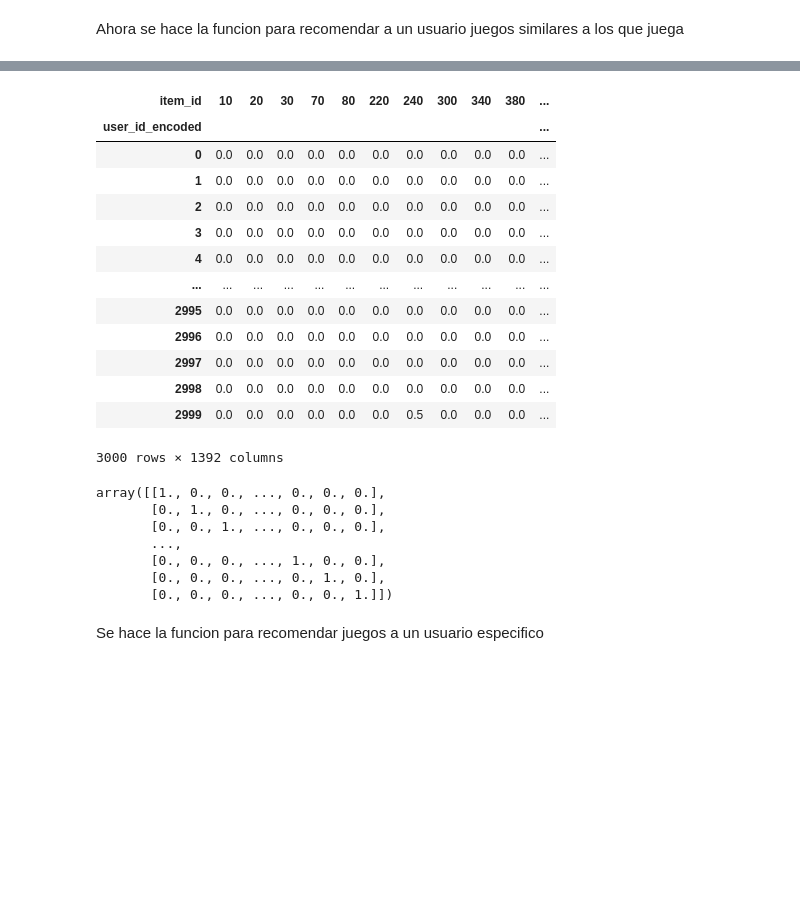
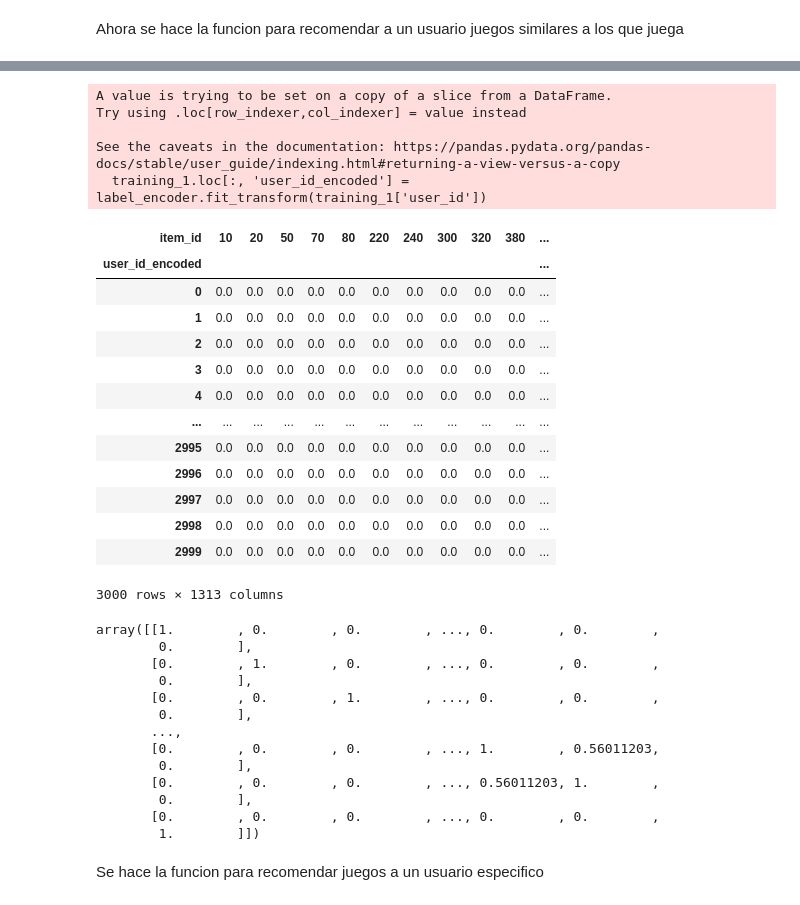
Before and after one commit to Rolando-Stiwan/PI1_MLOps_games, a Jupyter notebook: 5_sistema_recomendacion.ipynb, the cells around one changed output, grey strips where cells are left out. Drawn from its saved outputs; the diff is of its cells as text; code cells hidden in the pictures; blank space fills up the shorter version.

```diff
--- a/5_sistema_recomendacion.ipynb
+++ b/5_sistema_recomendacion.ipynb
@@ -30,0 +33,3 @@ training
+# %%
+training_1 = training.drop(columns=['item_name']).copy()
+training_1
@@ -33,10 +54,10 @@ Se normalizan los datos para mejorar los resultados
 # %%
 # Se normaliza la columna Rating para mejorar los resultados
 scaler = MinMaxScaler()
-training['Norm_Rating'] = scaler.fit_transform(training[['Rating']])
+training_1['Norm_Rating'] = scaler.fit_transform(training_1[['Rating']])
 
 # Elimino la columna Rating
-training.drop(columns=['Rating'], inplace=True)
+training_1.drop(columns=['Rating'], inplace=True)
 # %% [markdown]
 Se pivotea la tabla para dejar los datos de la forma adecuada para que puedan ser tratados por la funcion cosine_similarity
 # %%
@@ -111,13 +138,11 @@ df_item_cos.shape
 # %% [markdown]
 Ahora se hace la funcion para recomendar a un usuario juegos similares a los que juega
 # %%
-# Se hace una copia del dataframe training
-training_2 = training.copy()
 # Se filtran los valores para tener una matriz mas pequeña y se pueda lograr el deploy en render
 # Se buscan 3000 usuarios al azar
 np.random.seed(42)
-user_ids_aleatorios = np.random.choice(training_2['user_id'].unique(), size=3000, replace=False)
-training_2 = training_2[training_2['user_id'].isin(user_ids_aleatorios)]
-training_2
+user_ids_aleatorios = np.random.choice(training_1['user_id'].unique(), size=3000, replace=False)
+training_1 = training_1[training_1['user_id'].isin(user_ids_aleatorios)]
+training_1
 # %% [output]
 |  | item_id | user_id | Norm_Rating |
@@ -136,13 +161,19 @@ training_2
 # %%
 # Se convierte  el user_id a valores numericos usando LabelEncoder
 label_encoder = LabelEncoder()
-training_2['user_id_encoded'] = label_encoder.fit_transform(training_2['user_id'])
+#training_1['user_id_encoded'] = label_encoder.fit_transform(training_1['user_id'])
+training_1.loc[:, 'user_id_encoded'] = label_encoder.fit_transform(training_1['user_id'])
 
 # Se crea la matriz usuario-juego para poder usar cosine_similarity
-matriz_2 = training_2.pivot_table(index='user_id_encoded', columns='item_id', values='Norm_Rating', fill_value=0)
+matriz_2 = training_1.pivot_table(index='user_id_encoded', columns='item_id', values='Norm_Rating', fill_value=0)
 matriz_2
 # %% [output]
+A value is trying to be set on a copy of a slice from a DataFrame.
+Try using .loc[row_indexer,col_indexer] = value instead
+
+See the caveats in the documentation: https://pandas.pydata.org/pandas-docs/stable/user_guide/indexing.html#returning-a-view-versus-a-copy
+  training_1.loc[:, 'user_id_encoded'] = label_encoder.fit_transform(training_1['user_id'])
-| item_id | 10 | 20 | 30 | 70 | 80 | 220 | 240 | 300 | 340 | 380 | ... |
+| item_id | 10 | 20 | 50 | 70 | 80 | 220 | 240 | 300 | 320 | 380 | ... |
 | user_id_encoded |  |  |  |  |  |  |  |  |  |  | ... |
 | 0 | 0.0 | 0.0 | 0.0 | 0.0 | 0.0 | 0.0 | 0.0 | 0.0 | 0.0 | 0.0 | ... |
 | 1 | 0.0 | 0.0 | 0.0 | 0.0 | 0.0 | 0.0 | 0.0 | 0.0 | 0.0 | 0.0 | ... |
@@ -154,8 +185,8 @@ matriz_2
 | 2996 | 0.0 | 0.0 | 0.0 | 0.0 | 0.0 | 0.0 | 0.0 | 0.0 | 0.0 | 0.0 | ... |
 | 2997 | 0.0 | 0.0 | 0.0 | 0.0 | 0.0 | 0.0 | 0.0 | 0.0 | 0.0 | 0.0 | ... |
 | 2998 | 0.0 | 0.0 | 0.0 | 0.0 | 0.0 | 0.0 | 0.0 | 0.0 | 0.0 | 0.0 | ... |
-| 2999 | 0.0 | 0.0 | 0.0 | 0.0 | 0.0 | 0.0 | 0.5 | 0.0 | 0.0 | 0.0 | ... |
+| 2999 | 0.0 | 0.0 | 0.0 | 0.0 | 0.0 | 0.0 | 0.0 | 0.0 | 0.0 | 0.0 | ... |
-3000 rows × 1392 columns
+3000 rows × 1313 columns
 # %%
 # Se convierte la matriz a una matriz dispersa (sparse matrix)
 matriz_2_sparse = sp.sparse.csr_matrix(matriz_2.values)
@@ -164,13 +195,19 @@ matriz_2_sparse = sp.sparse.csr_matrix(matriz_2.values)
 cosine_sim = cosine_similarity(matriz_2_sparse, matriz_2_sparse)
 cosine_sim
 # %% [output]
-array([[1., 0., 0., ..., 0., 0., 0.],
-       [0., 1., 0., ..., 0., 0., 0.],
-       [0., 0., 1., ..., 0., 0., 0.],
+array([[1.        , 0.        , 0.        , ..., 0.        , 0.        ,
+        0.        ],
+       [0.        , 1.        , 0.        , ..., 0.        , 0.        ,
+        0.        ],
+       [0.        , 0.        , 1.        , ..., 0.        , 0.        ,
+        0.        ],
        ...,
-       [0., 0., 0., ..., 1., 0., 0.],
-       [0., 0., 0., ..., 0., 1., 0.],
-       [0., 0., 0., ..., 0., 0., 1.]])
+       [0.        , 0.        , 0.        , ..., 1.        , 0.56011203,
+        0.        ],
+       [0.        , 0.        , 0.        , ..., 0.56011203, 1.        ,
+        0.        ],
+       [0.        , 0.        , 0.        , ..., 0.        , 0.        ,
+        1.        ]])
 # %% [markdown]
 Se hace la funcion para recomendar juegos a un usuario especifico
 # %%
```
Also changed, not shown: parts of 14 cells of this notebook, 9 other files.
